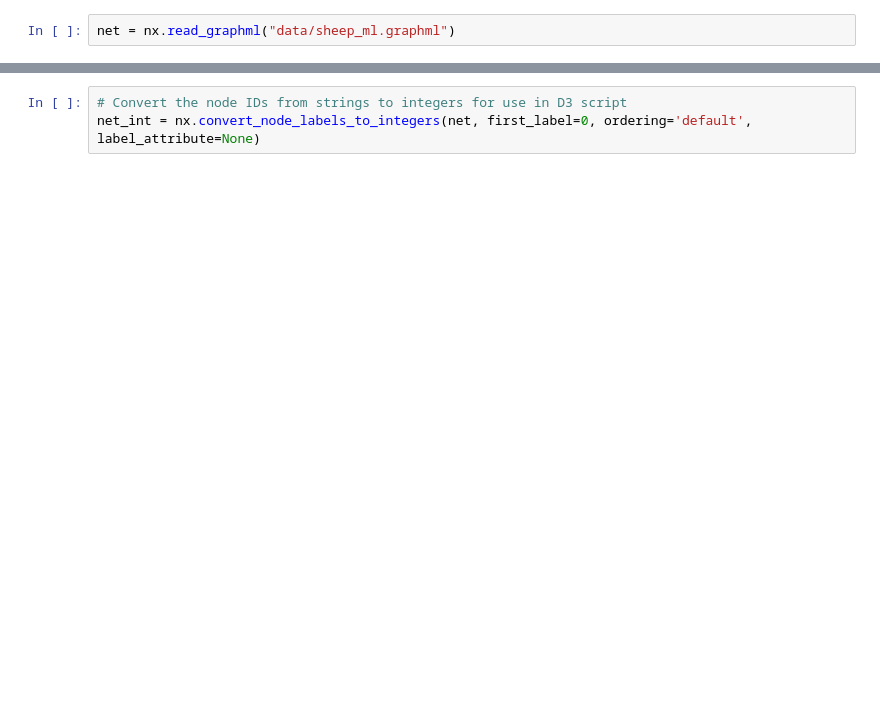
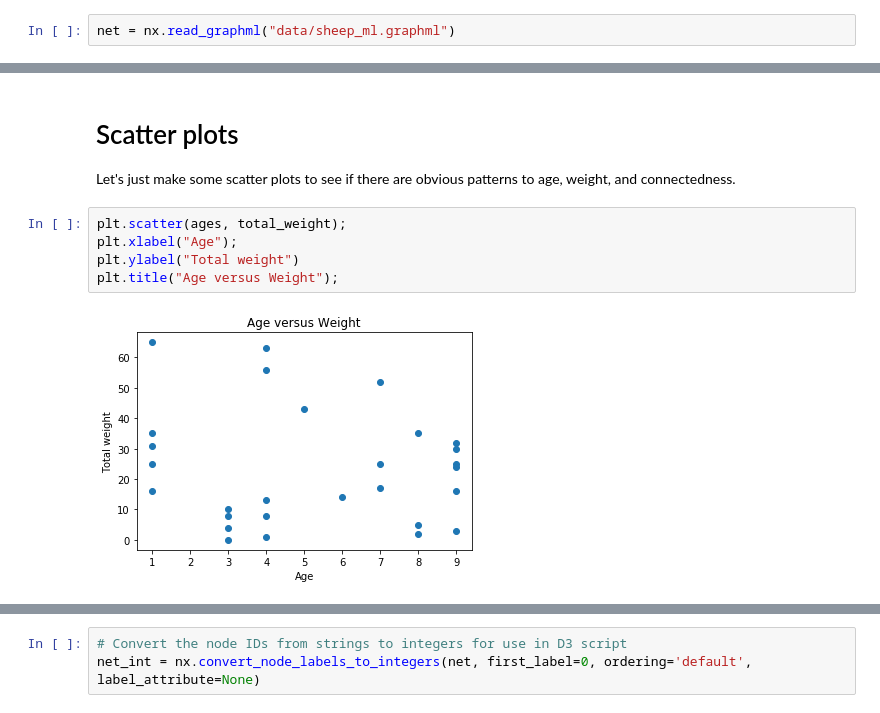
Before and after one commit to kshannon/dse-241, a Jupyter notebook: exercise_5/Exercise5.ipynb, the cells around one changed output, grey strips where cells are left out. Drawn from its saved outputs; the diff is of its cells as text; blank space fills up the shorter version.

```diff
--- a/exercise_5/Exercise5.ipynb
+++ b/exercise_5/Exercise5.ipynb
@@ -7,0 +67,11 @@ net = nx.read_graphml("data/sheep_ml.graphml")
+# %% [markdown]
+# Scatter plots
+
+Let's just make some scatter plots to see if there are obvious patterns to age, weight, and connectedness.
+# %%
+plt.scatter(ages, total_weight);
+plt.xlabel("Age");
+plt.ylabel("Total weight")
+plt.title("Age versus Weight");
+# %% [output]
+[figure, added]
```
Also changed, not shown: parts of 30 cells of this notebook, 5 other files.
